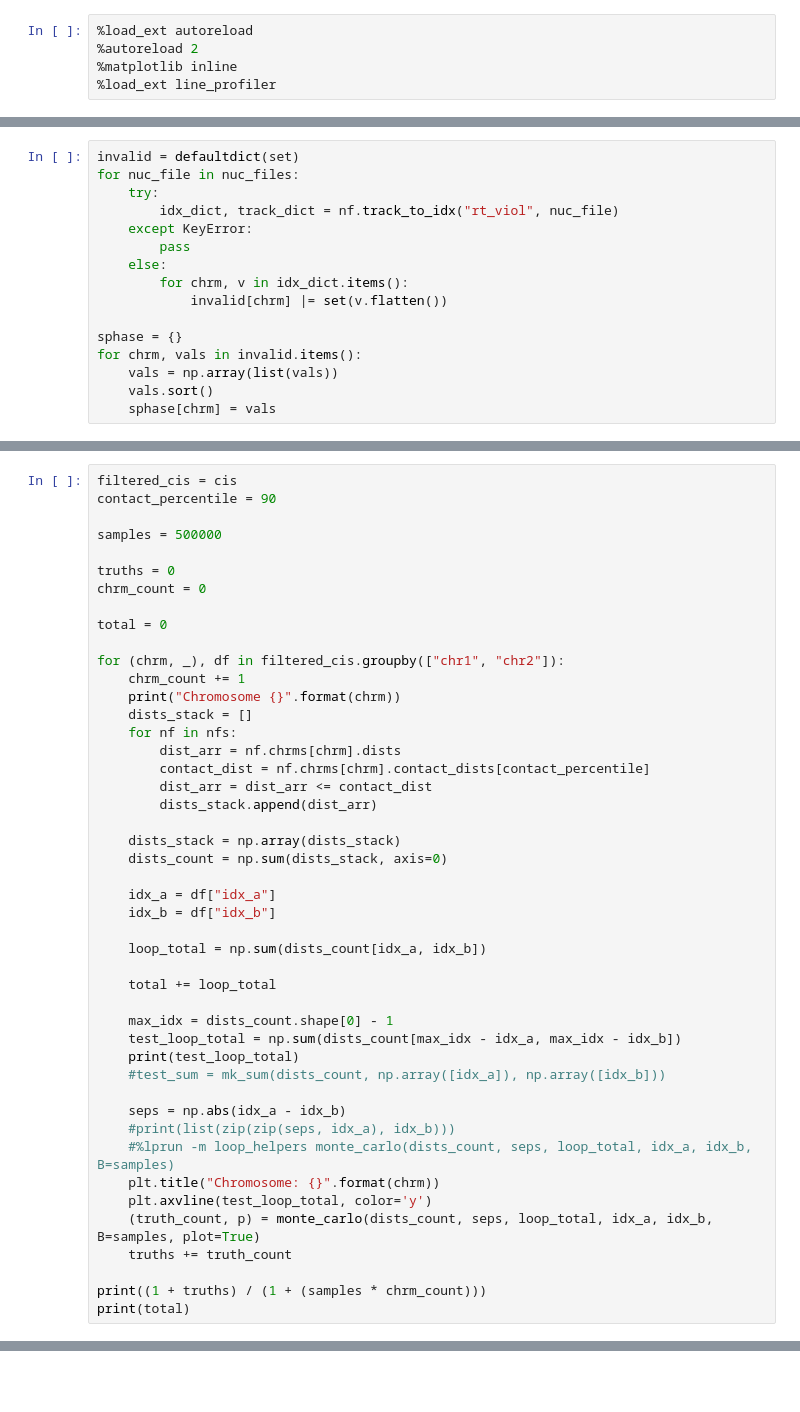
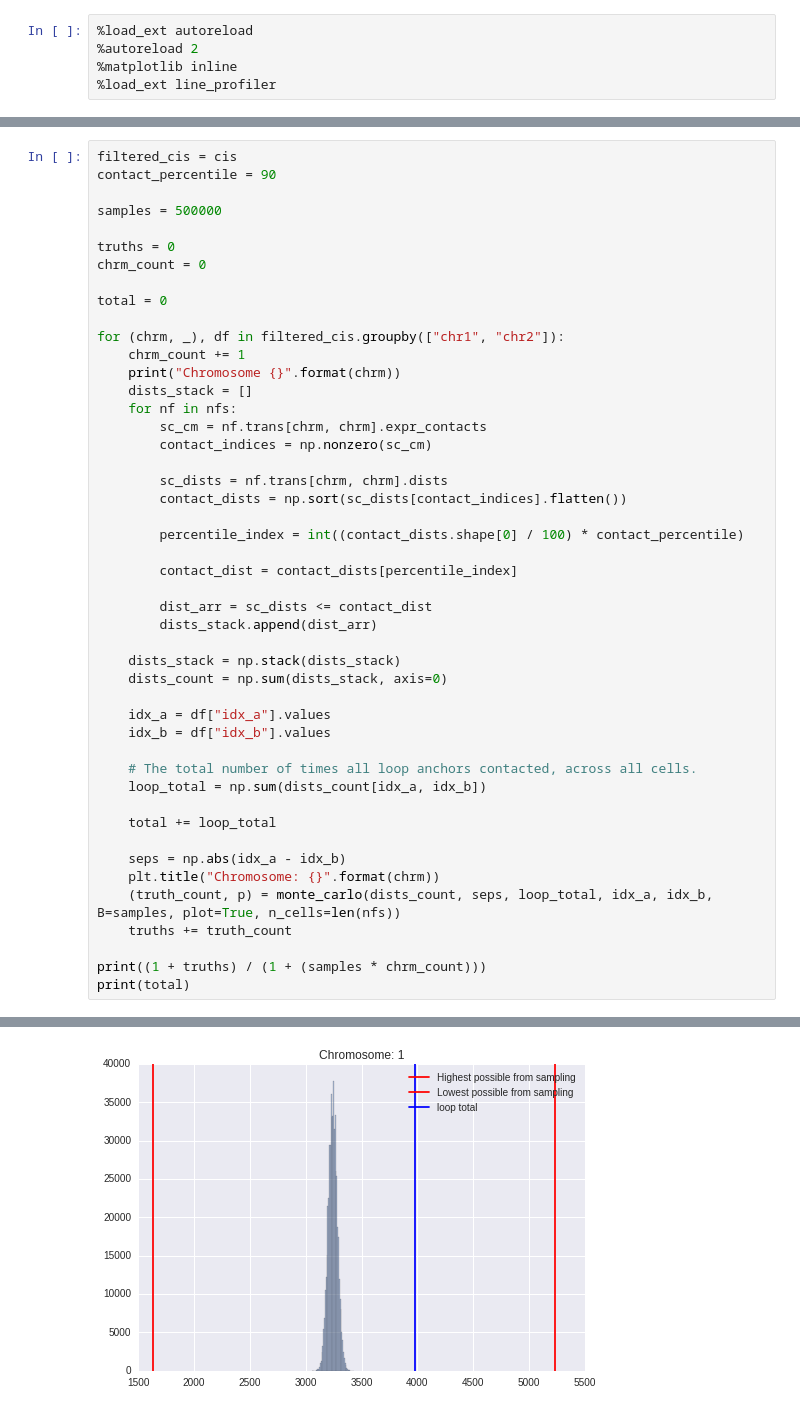
Before and after one commit to latkins/single_cell_loop_analysis, a Jupyter notebook: loop_analysis.ipynb, the cells around one changed output, grey strips where cells are left out. Drawn from its saved outputs; the diff is of its cells as text; blank space fills up the shorter version.

```diff
--- a/loop_analysis.ipynb
+++ b/loop_analysis.ipynb
@@ -53,16 +44,0 @@ print(cis.shape)
-# %%
-invalid = defaultdict(set)
-for nuc_file in nuc_files:
-    try:
-        idx_dict, track_dict = nf.track_to_idx("rt_viol", nuc_file)
-    except KeyError:
-        pass
-    else:
-        for chrm, v in idx_dict.items():
-            invalid[chrm] |= set(v.flatten())
-
-sphase = {}
-for chrm, vals in invalid.items():
-    vals = np.array(list(vals))
-    vals.sort()
-    sphase[chrm] = vals
@@ -91,33 +58,35 @@ for (chrm, _), df in filtered_cis.groupby(["chr1", "chr2"]):
     print("Chromosome {}".format(chrm))
     dists_stack = []
     for nf in nfs:
-        dist_arr = nf.chrms[chrm].dists
-        contact_dist = nf.chrms[chrm].contact_dists[contact_percentile]
-        dist_arr = dist_arr <= contact_dist
+        sc_cm = nf.trans[chrm, chrm].expr_contacts
+        contact_indices = np.nonzero(sc_cm)
+
+        sc_dists = nf.trans[chrm, chrm].dists
+        contact_dists = np.sort(sc_dists[contact_indices].flatten())
+
+        percentile_index = int((contact_dists.shape[0] / 100) * contact_percentile)
+
+        contact_dist = contact_dists[percentile_index]
+
+        dist_arr = sc_dists <= contact_dist
         dists_stack.append(dist_arr)
 
-    dists_stack = np.array(dists_stack)
+    dists_stack = np.stack(dists_stack)
     dists_count = np.sum(dists_stack, axis=0)
 
-    idx_a = df["idx_a"]
-    idx_b = df["idx_b"]
+    idx_a = df["idx_a"].values
+    idx_b = df["idx_b"].values
 
+    # The total number of times all loop anchors contacted, across all cells.
     loop_total = np.sum(dists_count[idx_a, idx_b])
 
     total += loop_total
 
-    max_idx = dists_count.shape[0] - 1
-    test_loop_total = np.sum(dists_count[max_idx - idx_a, max_idx - idx_b])
-    print(test_loop_total)
-    #test_sum = mk_sum(dists_count, np.array([idx_a]), np.array([idx_b]))
-
     seps = np.abs(idx_a - idx_b)
-    #print(list(zip(zip(seps, idx_a), idx_b)))
-    #%lprun -m loop_helpers monte_carlo(dists_count, seps, loop_total, idx_a, idx_b, B=samples)
     plt.title("Chromosome: {}".format(chrm))
-    plt.axvline(test_loop_total, color='y')
-    (truth_count, p) = monte_carlo(dists_count, seps, loop_total, idx_a, idx_b, B=samples, plot=True)
+    (truth_count, p) = monte_carlo(dists_count, seps, loop_total, idx_a, idx_b, B=samples, plot=True, n_cells=len(nfs))
     truths += truth_count
 
 print((1 + truths) / (1 + (samples * chrm_count)))
 print(total)
+# %% [output]
@@ -123,0 +97 @@ print(total)
+[figure, added]
```
Also changed, not shown: parts of 13 cells of this notebook, 1 other file.
